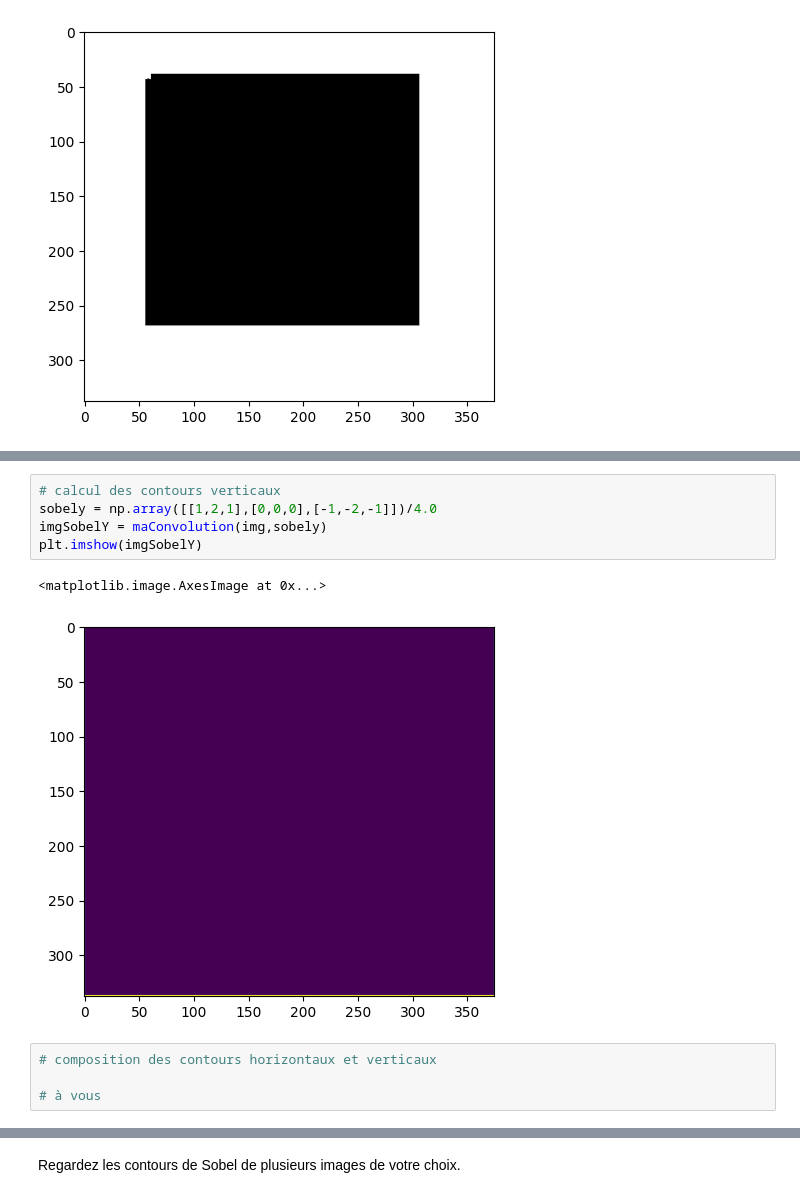
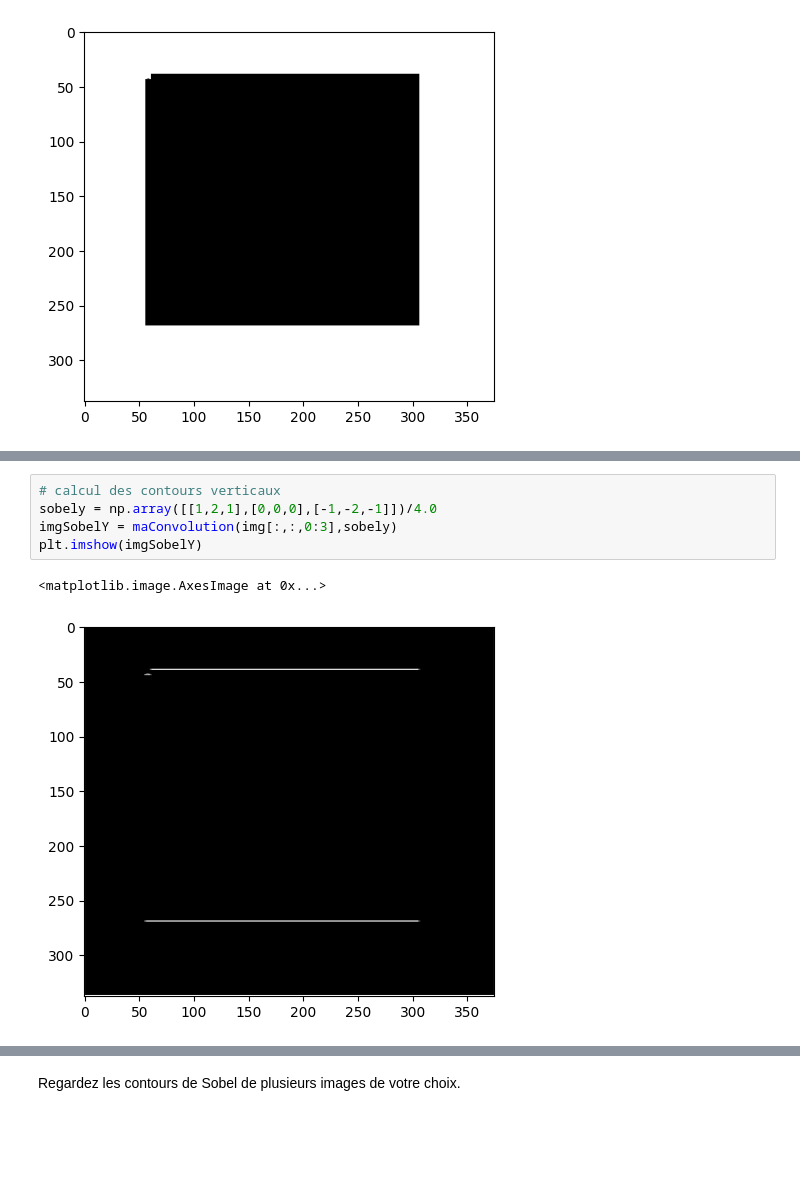
Before and after one commit to Tsukoyachi/CS-Semester-5-6, a Jupyter notebook: TD/S6/Données Numériques/TD6/TPconv.ipynb, the cells around one changed output, grey strips where cells are left out. Saved outputs shown, nothing was run; the diff lists cells and outputs as text; blank space fills up the shorter version.

```diff
--- a/TD/S6/Données Numériques/TD6/TPconv.ipynb
+++ b/TD/S6/Données Numériques/TD6/TPconv.ipynb
@@ -117,12 +117,8 @@ plt.imshow(np.abs(imgSobelX))
 # %%
 # calcul des contours verticaux
 sobely = np.array([[1,2,1],[0,0,0],[-1,-2,-1]])/4.0
-imgSobelY = maConvolution(img,sobely)
+imgSobelY = maConvolution(img[:,:,0:3],sobely)
 plt.imshow(imgSobelY)
 # %% [output]
 <matplotlib.image.AxesImage at 0x...>
-[figure, old version]
+[figure, new version]
-# %%
-# composition des contours horizontaux et verticaux
-
-# à vous
```
Also changed, not shown: parts of 2 cells of this notebook.
